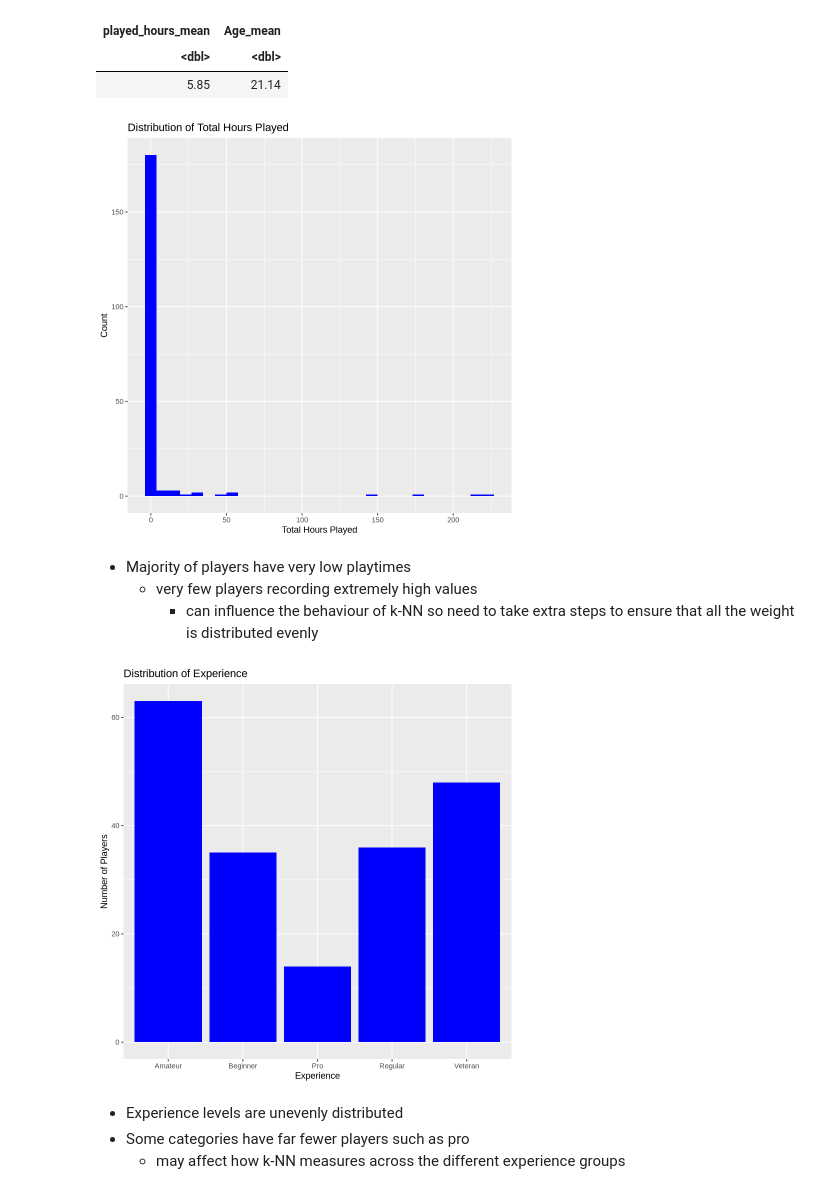
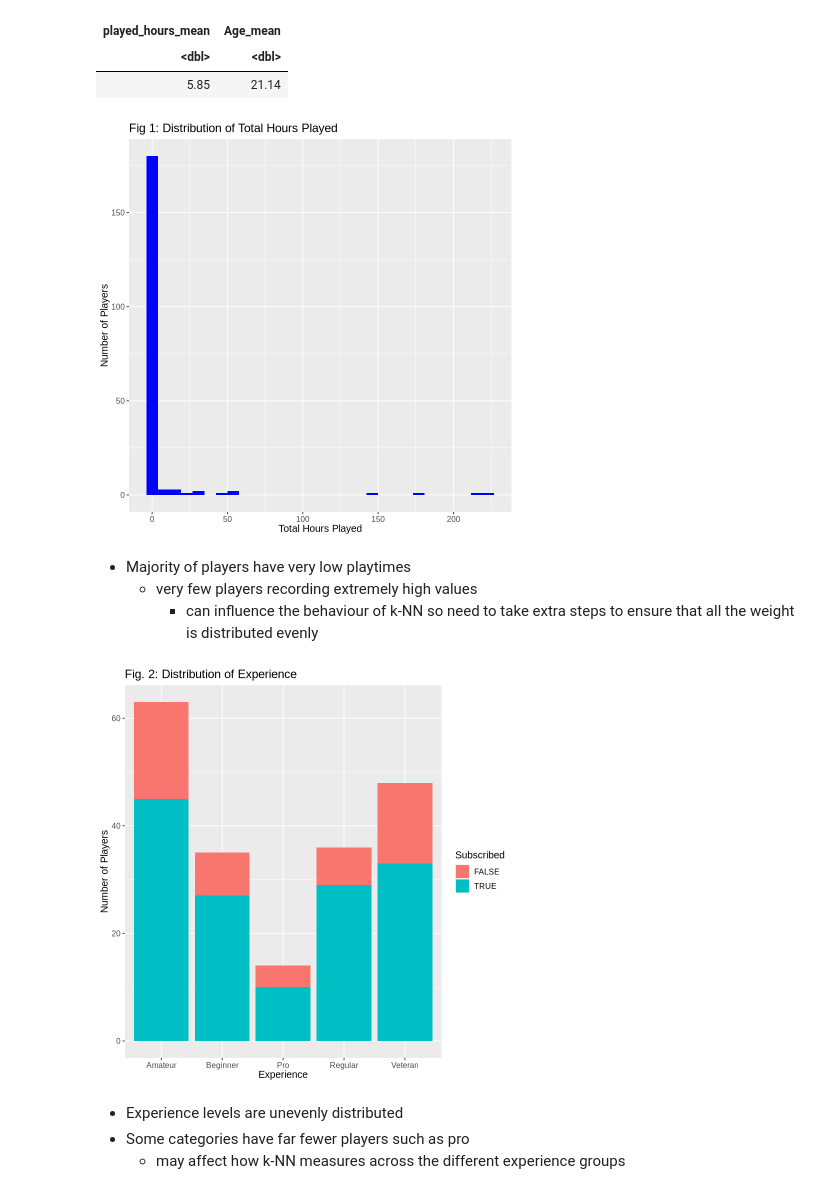
Before and after one commit to safesocks/final_project_dsci_100, a Jupyter notebook: final_project.ipynb, the cells around one changed output. Saved outputs shown, nothing was run; the diff lists cells and outputs as text; code cells hidden in the pictures.

```diff
--- a/final_project.ipynb
+++ b/final_project.ipynb
@@ -193,26 +193,27 @@ A tibble: 1 × 2
 total_hours_played_plot <- players |>
                         ggplot(aes(x = played_hours)) +
                         geom_histogram(bins = 30, fill = "blue") +
-                        labs(x = "Total Hours Played", y = "Count") +
-                        ggtitle("Distribution of Total Hours Played")
+                        labs(x = "Total Hours Played", y = "Number of Players") +
+                        ggtitle("Fig 1: Distribution of Total Hours Played") +
+                        theme(text = element_text(size = 12))
 total_hours_played_plot
 # %% [output]
-[figure, old version]
+[figure, new version]
 # %% [markdown]
 - Majority of players have very low playtimes
     - very few players recording extremely high values
         - can influence the behaviour of k-NN so need to take extra steps to ensure that all the weight is distributed evenly
 # %%
-# Distribution of Experience
-library(tidyverse)
+# Distribution of experience relative to subscription status
 experience_plot <- players |>
-                ggplot(aes(x = experience)) +
-                geom_bar(fill = "blue") +
-                labs(x = "Experience", y = "Number of Players") +
-                ggtitle("Distribution of Experience")
+                ggplot(aes(x = experience, fill = subscribe)) +
+                geom_bar() +
+                labs(x = "Experience", y = "Number of Players", fill = "Subscribed") +
+                ggtitle("Fig. 2: Distribution of Experience") +
+                theme(text = element_text(size = 12))
 experience_plot
 # %% [output]
-[figure, old version]
+[figure, new version]
 # %% [markdown]
 - Experience levels are unevenly distributed
 - Some categories have far fewer players such as pro
```
Also changed, not shown: parts of 13 cells of this notebook.
